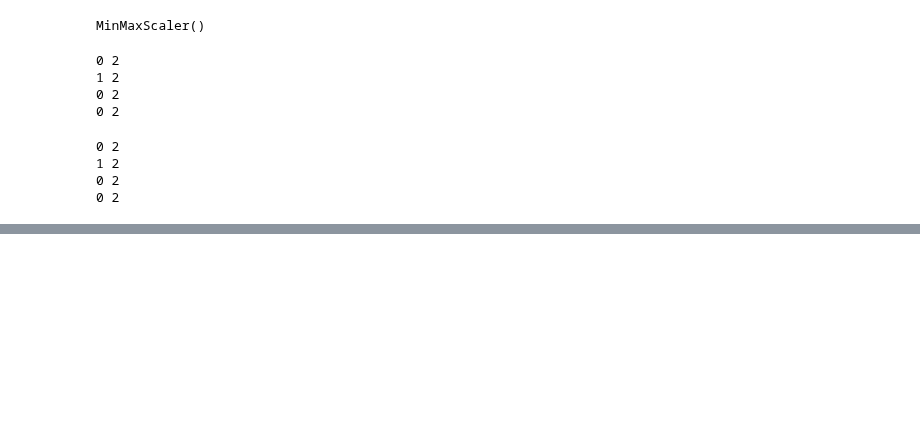
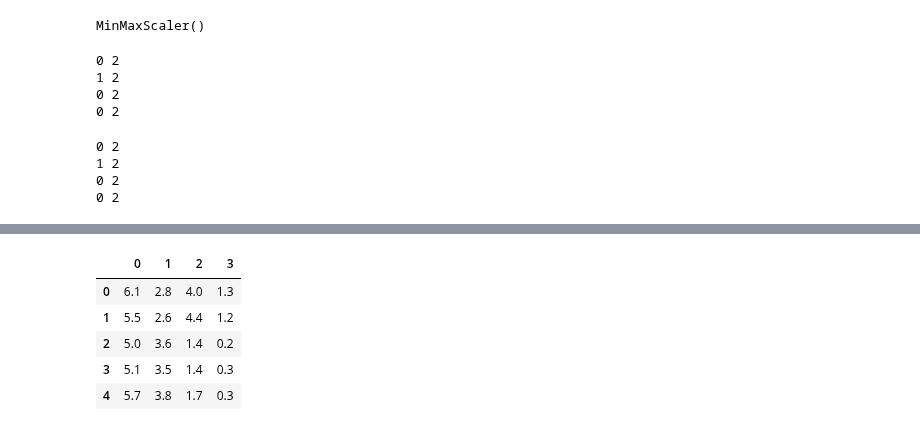
Before and after one commit to KHseo32/test, a Jupyter notebook: 3월 29일/240329(전처리).ipynb, the cells around one changed output, grey strips where cells are left out. Saved outputs shown, nothing was run; the diff lists cells and outputs as text; code cells hidden in the pictures; blank space fills up the shorter version.

```diff
--- a/3월 29일/240329(전처리).ipynb
+++ b/3월 29일/240329(전처리).ipynb
@@ -247,0 +322,11 @@ print(round(X_test_sc2.std()),2)
+# %%
+X_origin = RuScaler.inverse_transform(X_train_sc4)
+# %%
+pd.DataFrame(X_origin).head()
+# %% [output]
+|  | 0 | 1 | 2 | 3 |
+| 0 | 6.1 | 2.8 | 4.0 | 1.3 |
+| 1 | 5.5 | 2.6 | 4.4 | 1.2 |
+| 2 | 5.0 | 3.6 | 1.4 | 0.2 |
+| 3 | 5.1 | 3.5 | 1.4 | 0.3 |
+| 4 | 5.7 | 3.8 | 1.7 | 0.3 |
```
Also changed, not shown: parts of 8 cells of this notebook.
